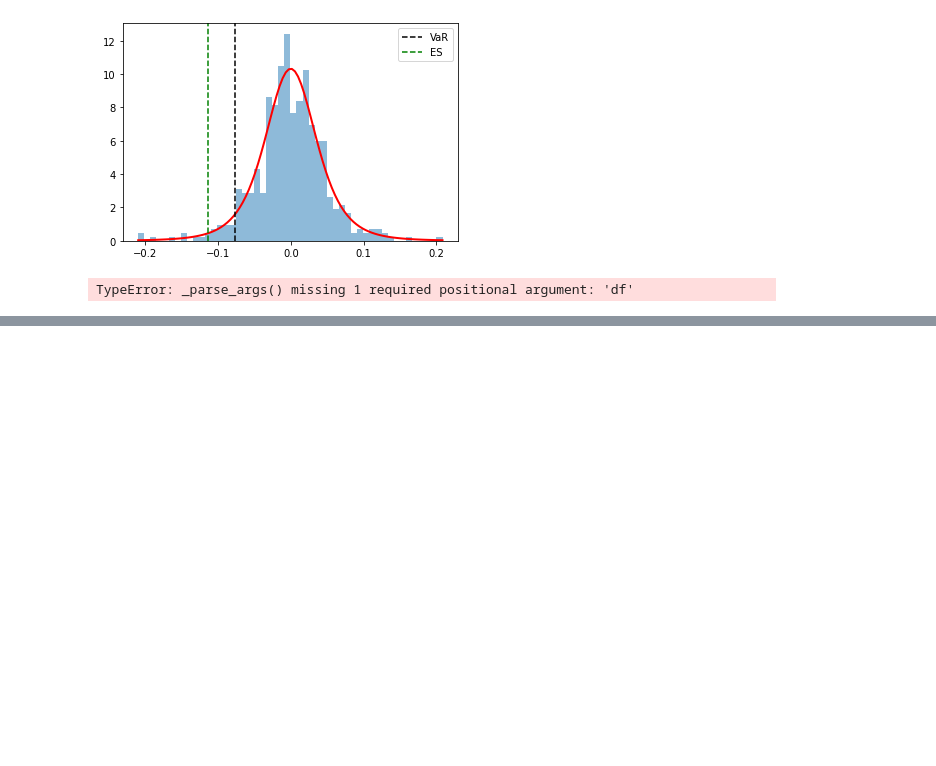
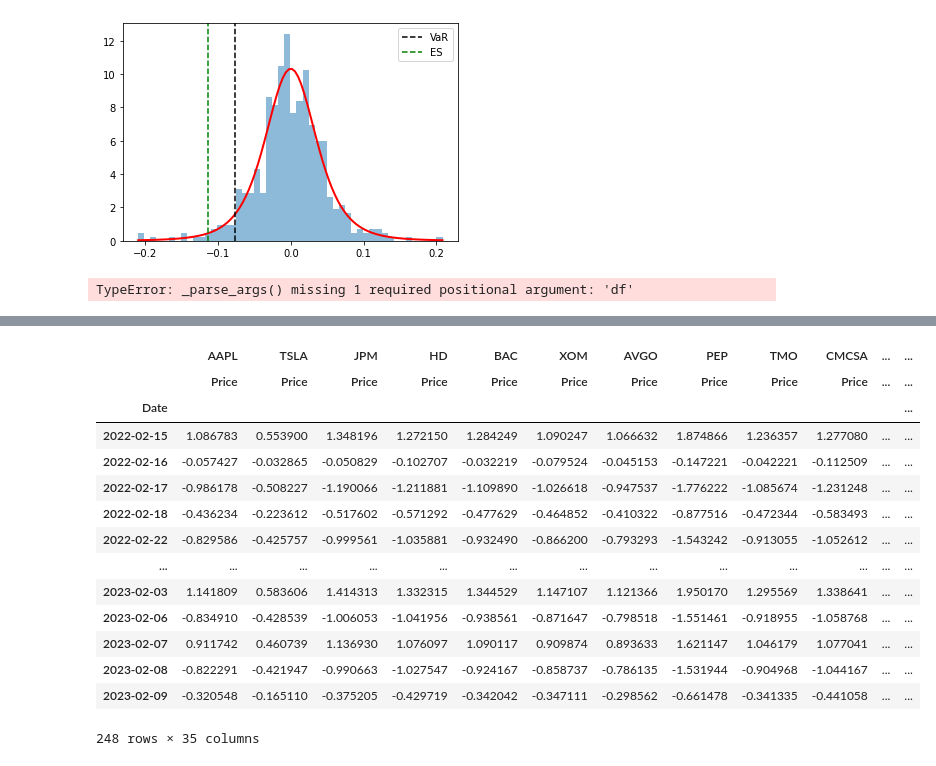
Before and after one commit to MEstrada21/FinTech-545-Spring2023, a Jupyter notebook: Week05/Project/HomeworkWeek5.ipynb, the cells around one changed output, grey strips where cells are left out. Drawn from its saved outputs; the diff is of its cells as text; code cells hidden in the pictures; blank space fills up the shorter version.

```diff
--- a/Week05/Project/HomeworkWeek5.ipynb
+++ b/Week05/Project/HomeworkWeek5.ipynb
@@ -328,0 +399,5 @@ from QuantRiskTools import PortAnalytics
+# %%
+portfolioAReturnMatrix = portfolioAReturnMatrix.reset_index()
+portfolioAReturnMatrix = portfolioAReturnMatrix.drop('Date', axis=1)
+
+portfolioAReturnMatrix.head()
@@ -328,0 +446,56 @@ from QuantRiskTools import PortAnalytics
+# %%
+def calculate_portfolio_t_dist(portfolioReturnMatrixDataFrame: pd.DataFrame) -> pd.DataFrame:
+    portfolioTDist = portfolioReturnMatrixDataFrame.copy()
+    m, s, nu = {}, {}, {}
+
+    for column in portfolioTDist.columns.tolist():
+        output = fit_general_t(portfolioReturnMatrixDataFrame[column])
+        m[column] = output['m']
+        s[column] = output['s']
+        nu[column] = output['nu']
+
+        portfolioTDist[column] = t.cdf(portfolioReturnMatrixDataFrame, df=nu[column], loc=m[column], scale=s[column])
+    portfolioTDist = pd.DataFrame(norm.ppf(portfolioTDist), index=portfolioTDist.index, columns=portfolioTDist.columns)
+
+    return portfolioTDist,m,s,nu
+
+PortfolioATDist,PortfolioA_m,PortfolioA_s,PortfolioA_nu = calculate_portfolio_t_dist(portfolioAReturnMatrix)
+PortfolioBTDist,PortfolioB_m,PortfolioB_s,PortfolioB_nu = calculate_portfolio_t_dist(portfolioBReturnMatrix)
+PortfolioCTDist,PortfolioC_m,PortfolioC_s,PortfolioC_nu = calculate_portfolio_t_dist(portfolioCReturnMatrix)
+PortfolioTotalTDist,PortfolioTotal_m,PortfolioTotal_s,PortfolioTotal_nu = calculate_portfolio_t_dist(portfolioTotalReturnMatrix)
+# PortfolioBTDist,m,s,nu = calculate_portfolio_t_dist(portfolioBReturnMatrix)
+# PortfolioCTDist,m,s,nu = calculate_portfolio_t_dist(portfolioCReturnMatrix)
+# PortfolioTotalTDist,n,s,nu = calculate_portfolio_t_dist(portfolioTotalReturnMatrix)
+
+
+spearmanA = PortfolioATDist.corr(method= 'spearman')
+spearmanB = PortfolioBTDist.corr(method= 'spearman')
+spearmanC = PortfolioCTDist.corr(method= 'spearman')
+spearmanTotal = PortfolioTotalTDist.corr(method= 'spearman')
+
+simA = QRT.simulate_pca(spearmanA,100000,pctExp = 1)
+simA = pd.DataFrame(simA,columns = PortfolioATDist.columns)
+simB = QRT.simulate_pca(spearmanB,100000,pctExp = 1)
+simB = pd.DataFrame(simB,columns = PortfolioBTDist.columns)
+simC = QRT.simulate_pca(spearmanC,100000,pctExp = 1)
+simC = pd.DataFrame(simC,columns = PortfolioCTDist.columns)
+simTotal = QRT.simulate_pca(spearmanTotal,100000,pctExp = 1)
+simTotal = pd.DataFrame(simTotal,columns = PortfolioTotalTDist.columns)
+# %%
+PortfolioATDist
+# %% [output]
+|  | AAPL | TSLA | JPM | HD | BAC | XOM | AVGO | PEP | TMO | CMCSA | ... | ... |
+|  | Price | Price | Price | Price | Price | Price | Price | Price | Price | Price | ... | ... |
+| Date |  |  |  |  |  |  |  |  |  |  |  | ... |
+| 2022-02-15 | 1.086783 | 0.553900 | 1.348196 | 1.272150 | 1.284249 | 1.090247 | 1.066632 | 1.874866 | 1.236357 | 1.277080 | ... | ... |
+| 2022-02-16 | -0.057427 | -0.032865 | -0.050829 | -0.102707 | -0.032219 | -0.079524 | -0.045153 | -0.147221 | -0.042221 | -0.112509 | ... | ... |
+| 2022-02-17 | -0.986178 | -0.508227 | -1.190066 | -1.211881 | -1.109890 | -1.026618 | -0.947537 | -1.776222 | -1.085674 | -1.231248 | ... | ... |
+| 2022-02-18 | -0.436234 | -0.223612 | -0.517602 | -0.571292 | -0.477629 | -0.464852 | -0.410322 | -0.877516 | -0.472344 | -0.583493 | ... | ... |
+| 2022-02-22 | -0.829586 | -0.425757 | -0.999561 | -1.035881 | -0.932490 | -0.866200 | -0.793293 | -1.543242 | -0.913055 | -1.052612 | ... | ... |
+| ... | ... | ... | ... | ... | ... | ... | ... | ... | ... | ... | ... | ... |
+| 2023-02-03 | 1.141809 | 0.583606 | 1.414313 | 1.332315 | 1.344529 | 1.147107 | 1.121366 | 1.950170 | 1.295569 | 1.338641 | ... | ... |
+| 2023-02-06 | -0.834910 | -0.428539 | -1.006053 | -1.041956 | -0.938561 | -0.871647 | -0.798518 | -1.551461 | -0.918955 | -1.058768 | ... | ... |
+| 2023-02-07 | 0.911742 | 0.460739 | 1.136930 | 1.076097 | 1.090117 | 0.909874 | 0.893633 | 1.621147 | 1.046179 | 1.077041 | ... | ... |
+| 2023-02-08 | -0.822291 | -0.421947 | -0.990663 | -1.027547 | -0.924167 | -0.858737 | -0.786135 | -1.531944 | -0.904968 | -1.044167 | ... | ... |
+| 2023-02-09 | -0.320548 | -0.165110 | -0.375205 | -0.429719 | -0.342042 | -0.347111 | -0.298562 | -0.661478 | -0.341335 | -0.441058 | ... | ... |
+248 rows × 35 columns
```
Also changed, not shown: parts of 32 cells of this notebook, 8 other files.
